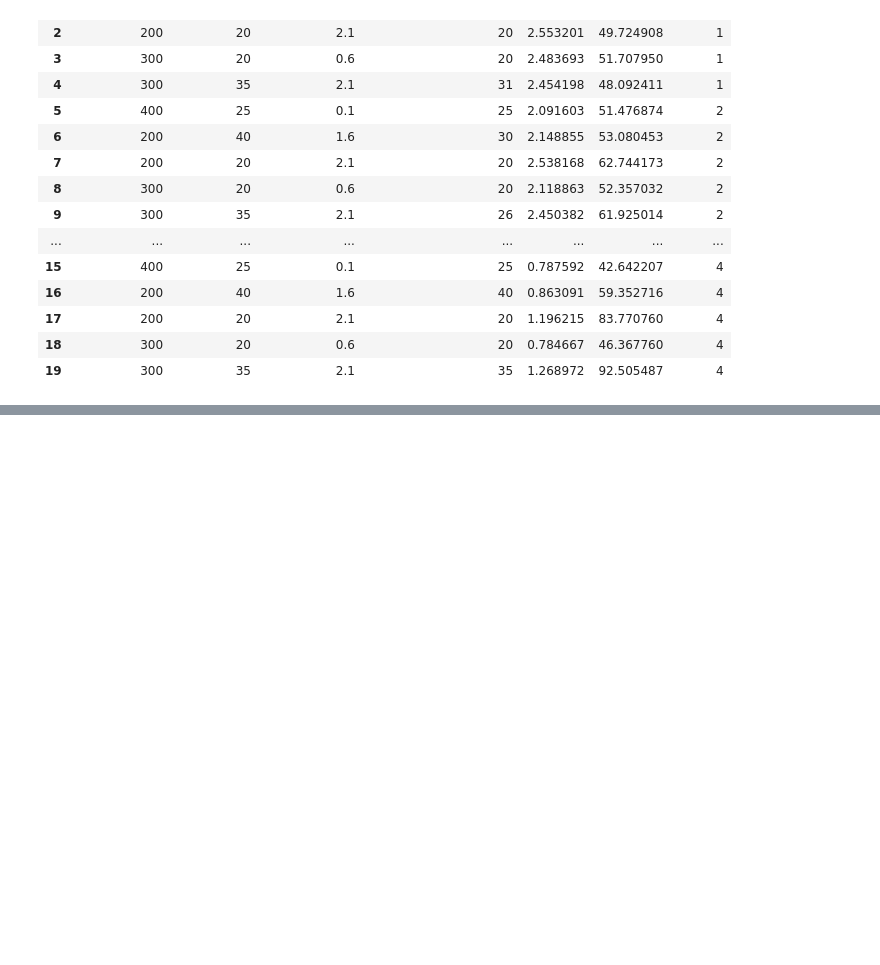
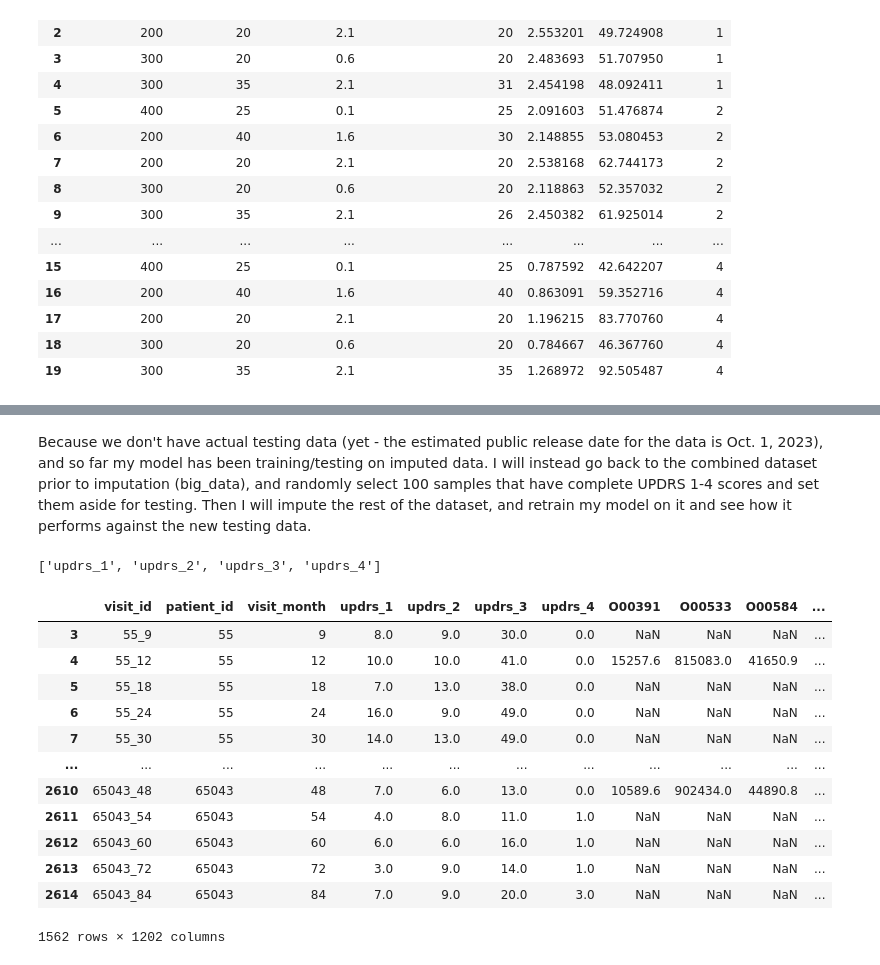
Before and after one commit to fan-yang-md/parkinsons_disease_progression_prediction, a Jupyter notebook: model_hypertuning.ipynb, the cells around one changed output, grey strips where cells are left out. Saved outputs shown, nothing was run; the diff lists cells and outputs as text; code cells hidden in the pictures; blank space fills up the shorter version.

```diff
--- a/model_hypertuning.ipynb
+++ b/model_hypertuning.ipynb
@@ -894,0 +1013,24 @@ xgb_df
+# %% [markdown]
+Because we don't have actual testing data (yet - the estimated public release date for the data is Oct. 1, 2023), and so far my model has been training/testing on imputed data. I will instead go back to the combined dataset prior to imputation (big_data), and randomly select 100 samples that have complete UPDRS 1-4 scores and set them aside for testing. Then I will impute the rest of the dataset, and retrain my model on it and see how it performs against the new testing data.
+# %%
+targets
+# %% [output]
+['updrs_1', 'updrs_2', 'updrs_3', 'updrs_4']
+# %%
+big_data_dropna = big_data.dropna(subset=targets)
+# %%
+big_data_dropna
+# %% [output]
+|  | visit_id | patient_id | visit_month | updrs_1 | updrs_2 | updrs_3 | updrs_4 | O00391 | O00533 | O00584 | ... |
+| 3 | 55_9 | 55 | 9 | 8.0 | 9.0 | 30.0 | 0.0 | NaN | NaN | NaN | ... |
+| 4 | 55_12 | 55 | 12 | 10.0 | 10.0 | 41.0 | 0.0 | 15257.6 | 815083.0 | 41650.9 | ... |
+| 5 | 55_18 | 55 | 18 | 7.0 | 13.0 | 38.0 | 0.0 | NaN | NaN | NaN | ... |
+| 6 | 55_24 | 55 | 24 | 16.0 | 9.0 | 49.0 | 0.0 | NaN | NaN | NaN | ... |
+| 7 | 55_30 | 55 | 30 | 14.0 | 13.0 | 49.0 | 0.0 | NaN | NaN | NaN | ... |
+| ... | ... | ... | ... | ... | ... | ... | ... | ... | ... | ... | ... |
+| 2610 | 65043_48 | 65043 | 48 | 7.0 | 6.0 | 13.0 | 0.0 | 10589.6 | 902434.0 | 44890.8 | ... |
+| 2611 | 65043_54 | 65043 | 54 | 4.0 | 8.0 | 11.0 | 1.0 | NaN | NaN | NaN | ... |
+| 2612 | 65043_60 | 65043 | 60 | 6.0 | 6.0 | 16.0 | 1.0 | NaN | NaN | NaN | ... |
+| 2613 | 65043_72 | 65043 | 72 | 3.0 | 9.0 | 14.0 | 1.0 | NaN | NaN | NaN | ... |
+| 2614 | 65043_84 | 65043 | 84 | 7.0 | 9.0 | 20.0 | 3.0 | NaN | NaN | NaN | ... |
+1562 rows × 1202 columns
```
Also changed, not shown: parts of 23 cells of this notebook.
